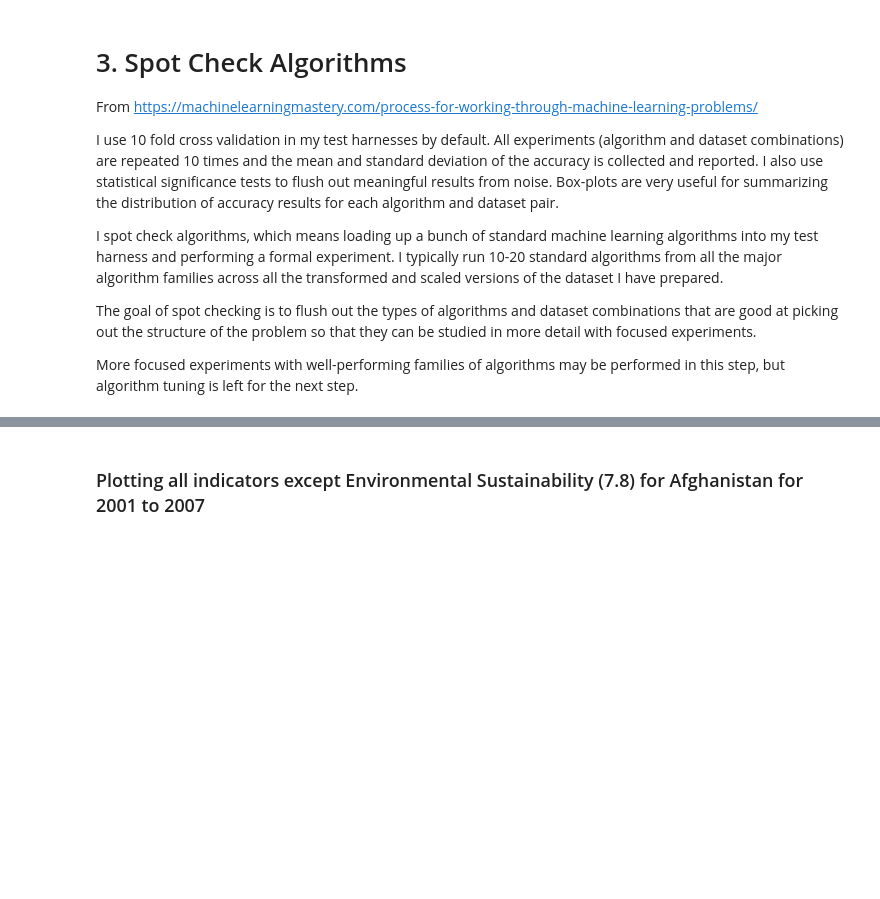
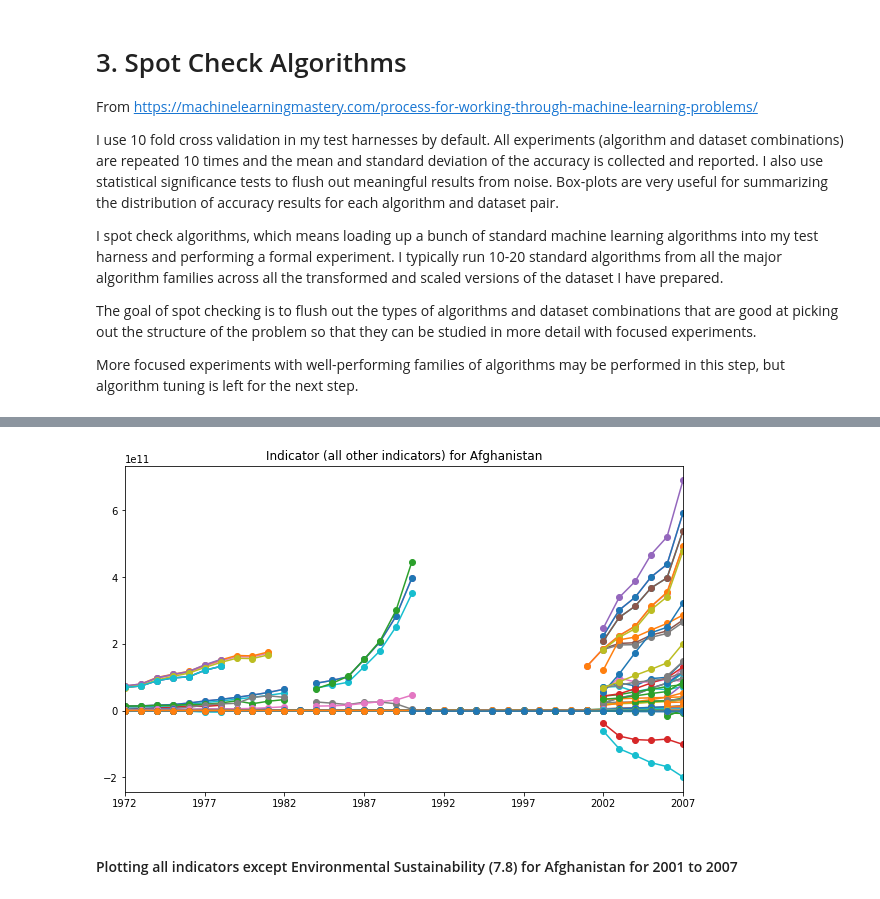
Before and after one commit to machine-learning-study-group/time-series-millenium-goals, a Jupyter notebook: 3-spot-check-algorithms.ipynb, the cells around one changed output, grey strips where cells are left out. Cells and saved outputs as stored; diff of their text form; code cells hidden in the pictures; blank space fills up the shorter version.

```diff
--- a/3-spot-check-algorithms.ipynb
+++ b/3-spot-check-algorithms.ipynb
@@ -105,9 +128,12 @@ df_afghanistan_7_8_1972_to_2007.T.plot(marker="o", title="Indicator Environmenta
 # %%
 df_afghanistan_not_7_8 = df[ (df["Country_Name"] == "Afghanistan") & (df["Series_Code"] != "7.8")]
 df_afghanistan_not_7_8_1972_to_2007 = df_afghanistan_not_7_8.loc[:, "1972":"2007"]
-df_afghanistan_not_7_8_1972_to_2007.T.plot(marker="o", title="Indicator (all other indicators) for Afghanistan", legend=False);
+df_afghanistan_not_7_8_1972_to_2007.T.plot(marker="o", figsize=(10, 6), legend=False, \
+                                           title="Indicator (all other indicators) for Afghanistan");
+# %% [output]
+[figure, added]
 # %% [markdown]
-### Plotting all indicators except Environmental Sustainability (7.8) for Afghanistan for 2001 to 2007
+#### Plotting all indicators except Environmental Sustainability (7.8) for Afghanistan for 2001 to 2007
 # %%
 df_afghanistan_not_7_8 = df[ (df["Country_Name"] == "Afghanistan") & (df["Series_Code"] != "7.8")]
 df_afghanistan_not_7_8_1972_to_2001 = df_afghanistan_not_7_8.loc[:, "2001":"2007"]
```
Also changed, not shown: parts of 42 cells of this notebook, 1 other file.
